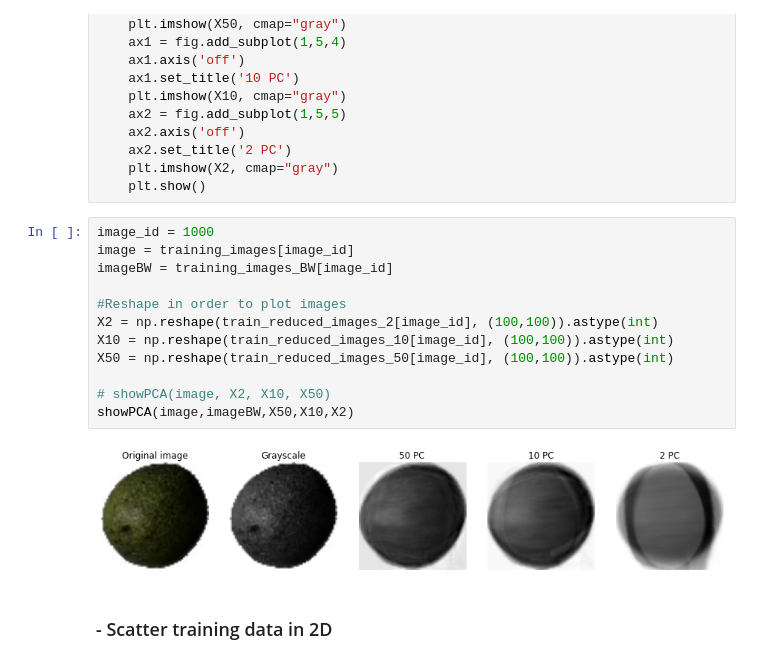
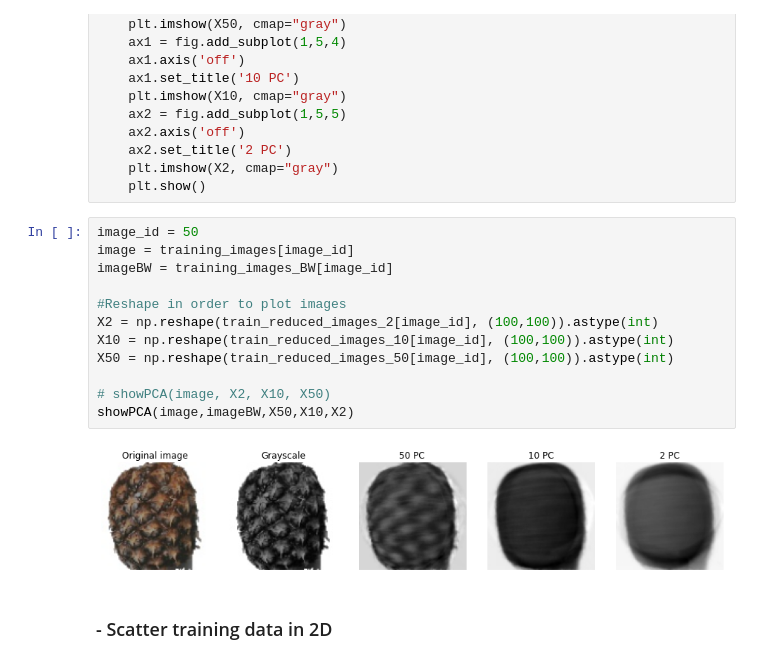
Before and after one commit to youssefg7/Fruit-Classifier, a Jupyter notebook: Project grayscale.ipynb, the cells around one changed output. Cells and saved outputs as stored; diff of their text form.

```diff
--- a/Project grayscale.ipynb
+++ b/Project grayscale.ipynb
@@ -194,19 +197,19 @@ def showPCA(image, imageBW, X50, X10, X2):
     plt.imshow(X2, cmap="gray")
     plt.show()
 # %%
-image_id = 1000
+image_id = 50
 image = training_images[image_id]
 imageBW = training_images_BW[image_id]
 
 #Reshape in order to plot images
 X2 = np.reshape(train_reduced_images_2[image_id], (100,100)).astype(int)
 X10 = np.reshape(train_reduced_images_10[image_id], (100,100)).astype(int)
 X50 = np.reshape(train_reduced_images_50[image_id], (100,100)).astype(int)
 
 # showPCA(image, X2, X10, X50)
 showPCA(image,imageBW,X50,X10,X2)
 # %% [output]
-[figure, old version]
+[figure, new version]
 # %% [markdown]
 ### - Scatter training data in 2D
 # %%
```
Also changed, not shown: parts of 31 cells of this notebook, 4 other files.
